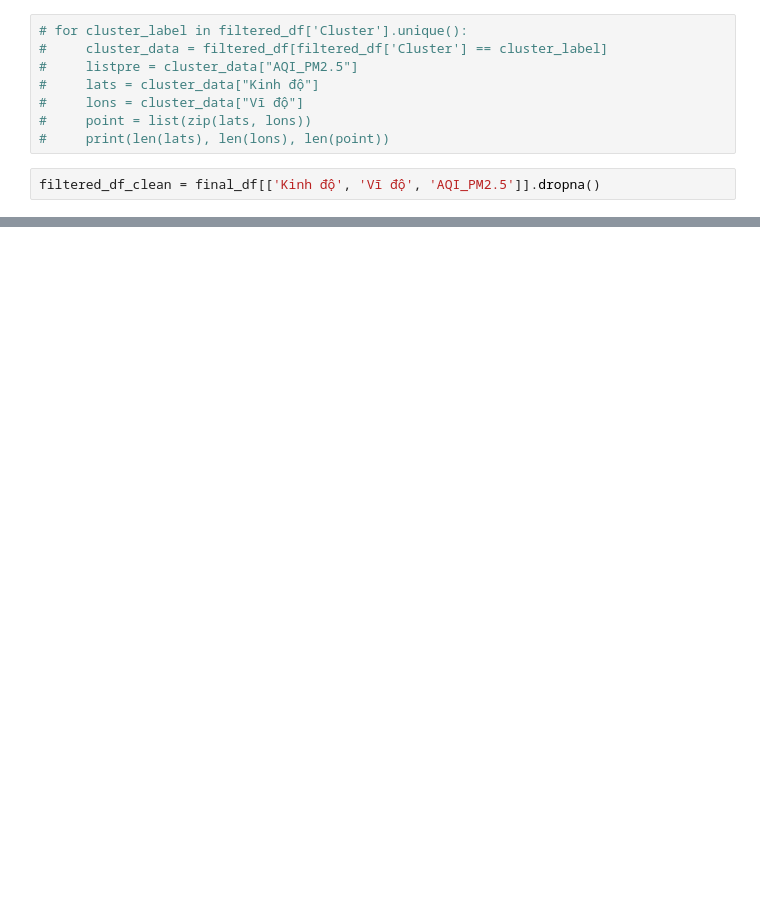
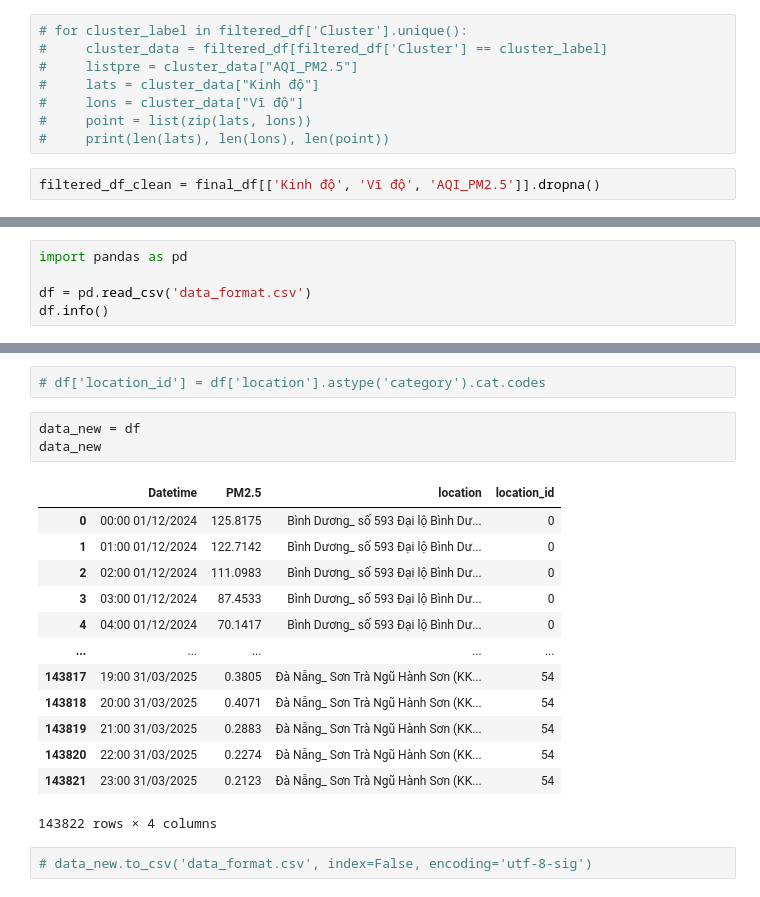
Before and after one commit to aleniox/Quality_air, a Jupyter notebook: note-tools.ipynb, the cells around one changed output, grey strips where cells are left out. Cells and saved outputs as stored; diff of their text form; blank space fills up the shorter version.

```diff
--- a/note-tools.ipynb
+++ b/note-tools.ipynb
@@ -627,0 +622,5 @@ fig.show()
+# %%
+import pandas as pd
+
+df = pd.read_csv('data_format.csv')
+df.info()
@@ -627,0 +639,21 @@ fig.show()
+# %%
+# df['location_id'] = df['location'].astype('category').cat.codes
+# %%
+data_new = df
+data_new
+# %% [output]
+|  | Datetime | PM2.5 | location | location_id |
+| 0 | 00:00 01/12/2024 | 125.8175 | Bình Dương_ số 593 Đại lộ Bình Dư... | 0 |
+| 1 | 01:00 01/12/2024 | 122.7142 | Bình Dương_ số 593 Đại lộ Bình Dư... | 0 |
+| 2 | 02:00 01/12/2024 | 111.0983 | Bình Dương_ số 593 Đại lộ Bình Dư... | 0 |
+| 3 | 03:00 01/12/2024 | 87.4533 | Bình Dương_ số 593 Đại lộ Bình Dư... | 0 |
+| 4 | 04:00 01/12/2024 | 70.1417 | Bình Dương_ số 593 Đại lộ Bình Dư... | 0 |
+| ... | ... | ... | ... | ... |
+| 143817 | 19:00 31/03/2025 | 0.3805 | Đà Nẵng_ Sơn Trà Ngũ Hành Sơn (KK... | 54 |
+| 143818 | 20:00 31/03/2025 | 0.4071 | Đà Nẵng_ Sơn Trà Ngũ Hành Sơn (KK... | 54 |
+| 143819 | 21:00 31/03/2025 | 0.2883 | Đà Nẵng_ Sơn Trà Ngũ Hành Sơn (KK... | 54 |
+| 143820 | 22:00 31/03/2025 | 0.2274 | Đà Nẵng_ Sơn Trà Ngũ Hành Sơn (KK... | 54 |
+| 143821 | 23:00 31/03/2025 | 0.2123 | Đà Nẵng_ Sơn Trà Ngũ Hành Sơn (KK... | 54 |
+143822 rows × 4 columns
+# %%
+# data_new.to_csv('data_format.csv', index=False, encoding='utf-8-sig')
```
Also changed, not shown: parts of 35 cells of this notebook, 8 other files.
